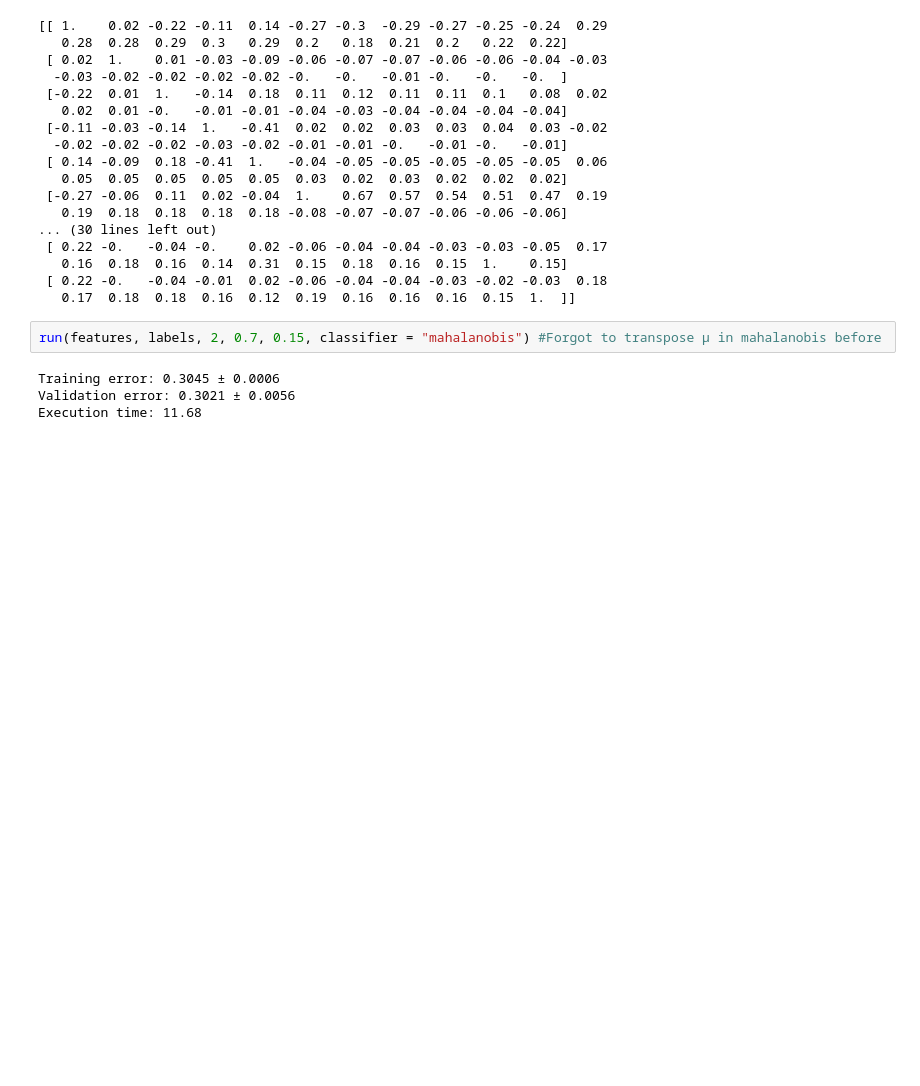
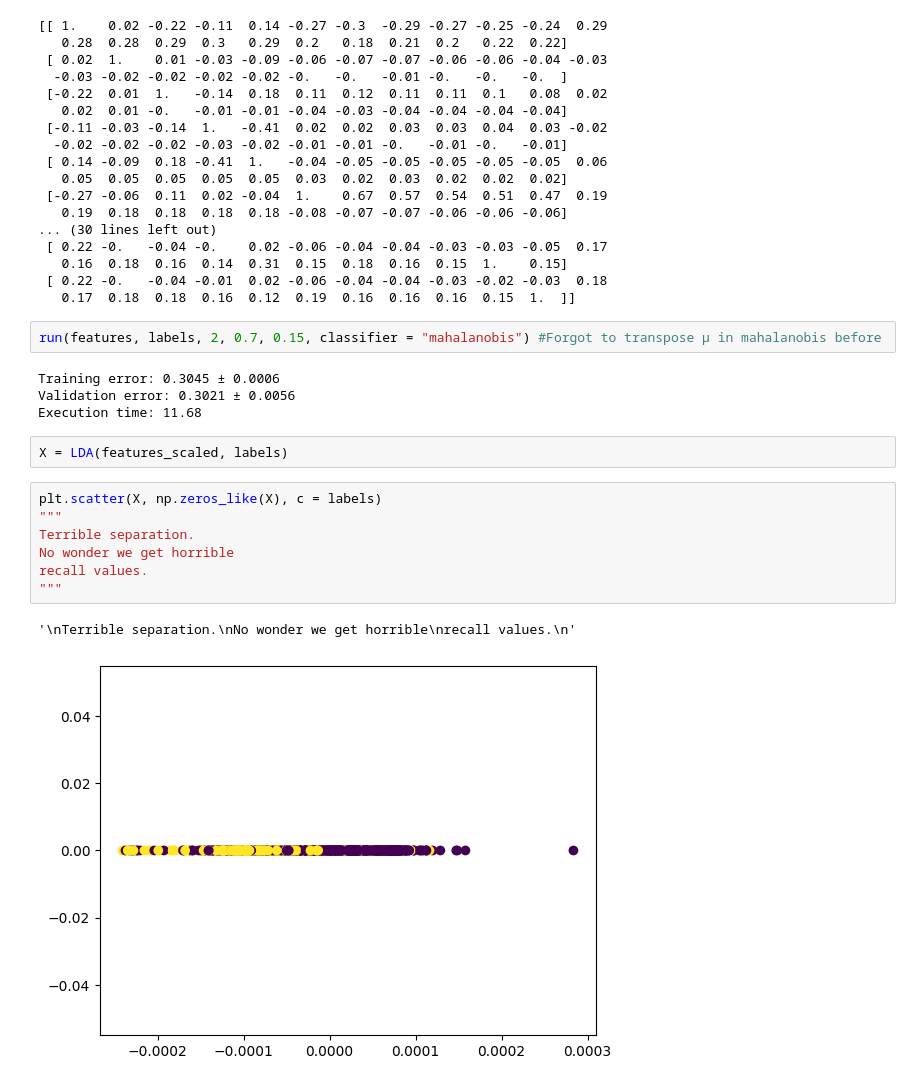
Before and after one commit to gbragafibra/RP_project, a Jupyter notebook: More_tests.ipynb, the cells around one changed output. Drawn from its saved outputs; the diff is of its cells as text; blank space fills up the shorter version.

Commit message:
Scatter for LDA() with scaling; Terrible separation.; No wonder we get horrible recall and F1 score values.

```diff
--- a/More_tests.ipynb
+++ b/More_tests.ipynb
@@ -65,3 +67,15 @@ run(features, labels, 2, 0.7, 0.15, classifier = "mahalanobis") #Forgot to trans
 Training error: 0.3045 ± 0.0006
 Validation error: 0.3021 ± 0.0056
 Execution time: 11.68
+# %%
+X = LDA(features_scaled, labels)
+# %%
+plt.scatter(X, np.zeros_like(X), c = labels)
+"""
+Terrible separation.
+No wonder we get horrible
+recall values.
+"""
+# %% [output]
+'\nTerrible separation.\nNo wonder we get horrible\nrecall values.\n'
+[figure, added]
```
Also changed, not shown: parts of 1 cell of this notebook.
